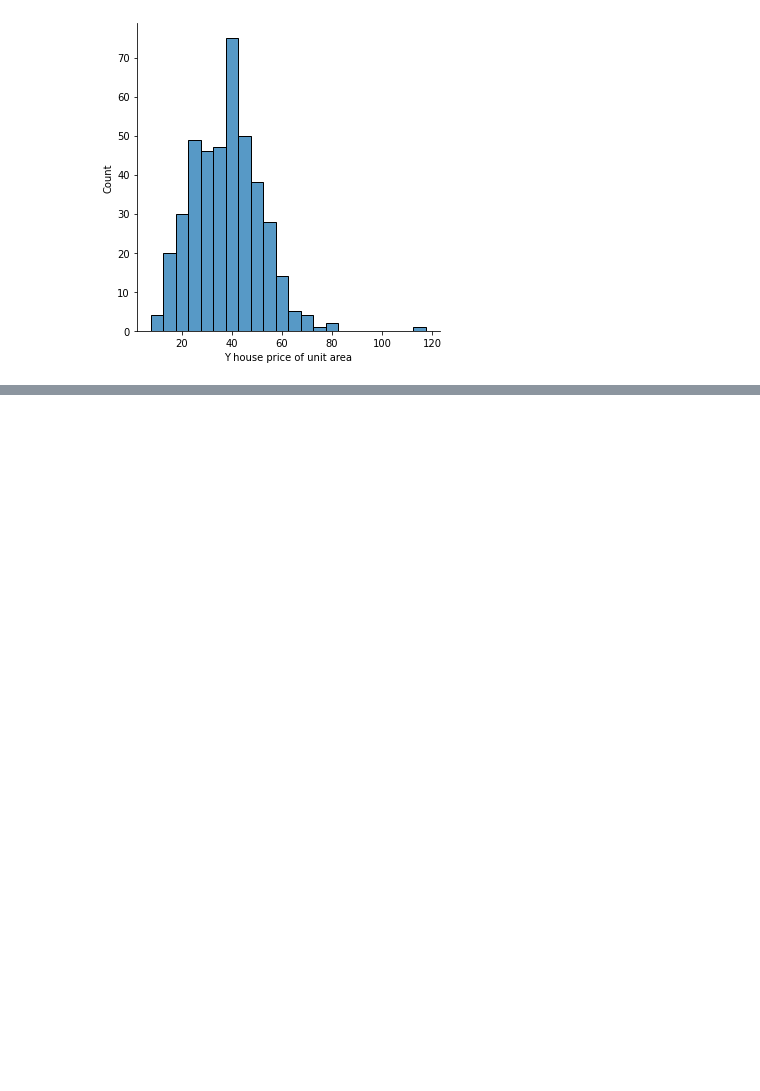
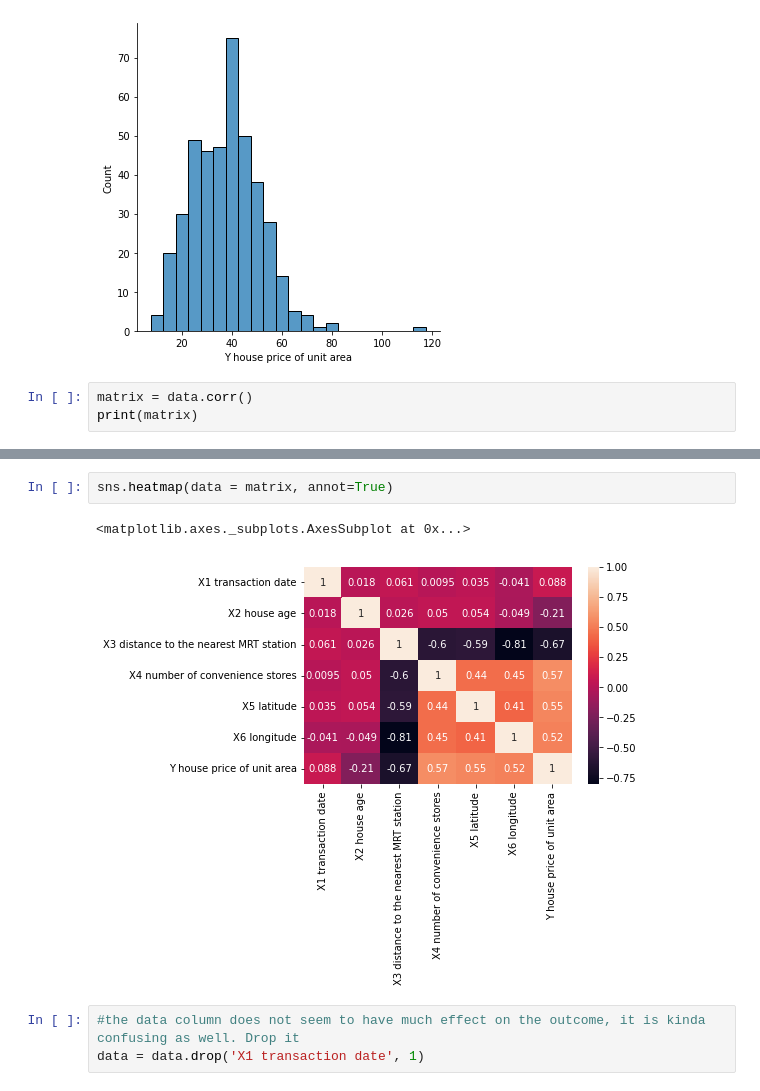
Before and after one commit to Ekaterina37/CS6375.502, a Jupyter notebook: Assignment1_Grad_desc.ipynb, the cells around one changed output, grey strips where cells are left out. Saved outputs shown, nothing was run; the diff lists cells and outputs as text; blank space fills up the shorter version.

```diff
--- a/Assignment1_Grad_desc.ipynb
+++ b/Assignment1_Grad_desc.ipynb
@@ -106,3 +106,6 @@ sns.displot(data['Y house price of unit area'])
 # %% [output]
 <seaborn.axisgrid.FacetGrid at 0x...>
 [figure]
+# %%
+matrix = data.corr()
+print(matrix)
@@ -109 +123,9 @@ sns.displot(data['Y house price of unit area'])
+# %%
+sns.heatmap(data = matrix, annot=True)
+# %% [output]
+<matplotlib.axes._subplots.AxesSubplot at 0x...>
+[figure, added]
+# %%
+#the data column does not seem to have much effect on the outcome, it is kinda confusing as well. Drop it
+data = data.drop('X1 transaction date', 1)
 # %%
```
Also changed, not shown: parts of 5 cells of this notebook.
